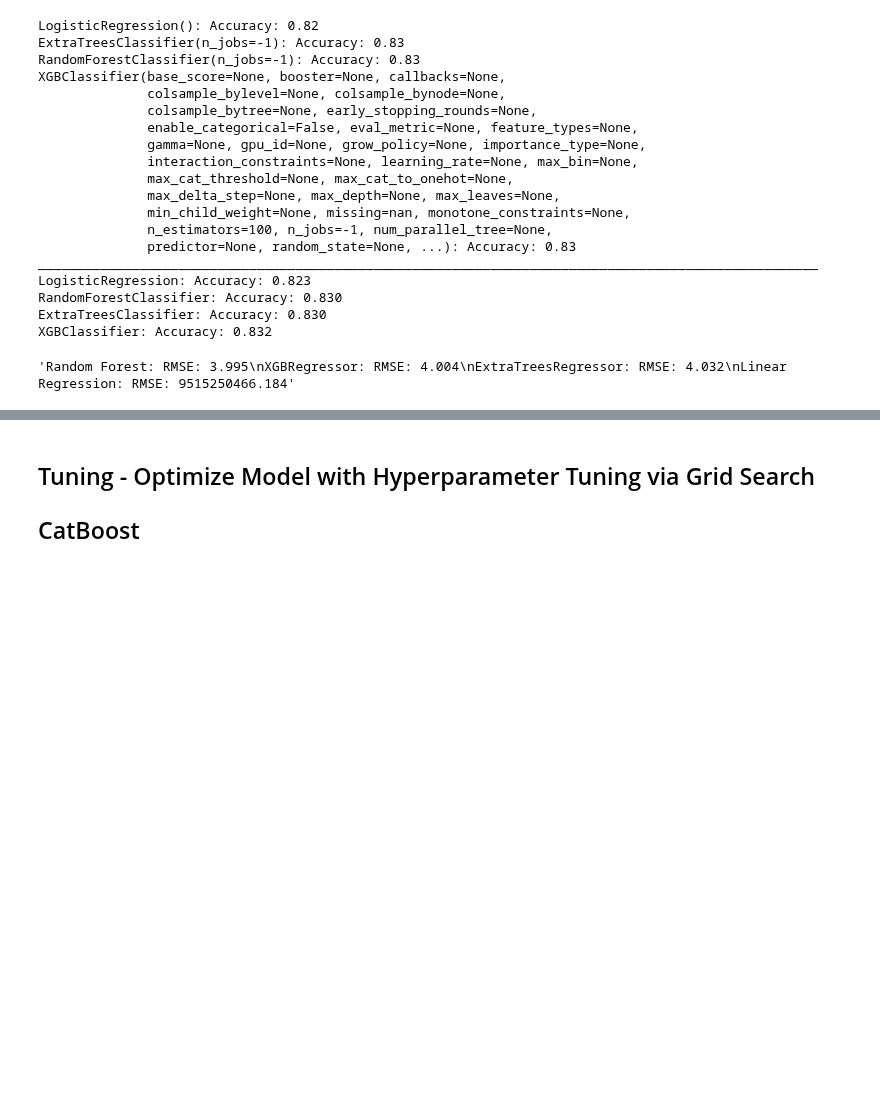
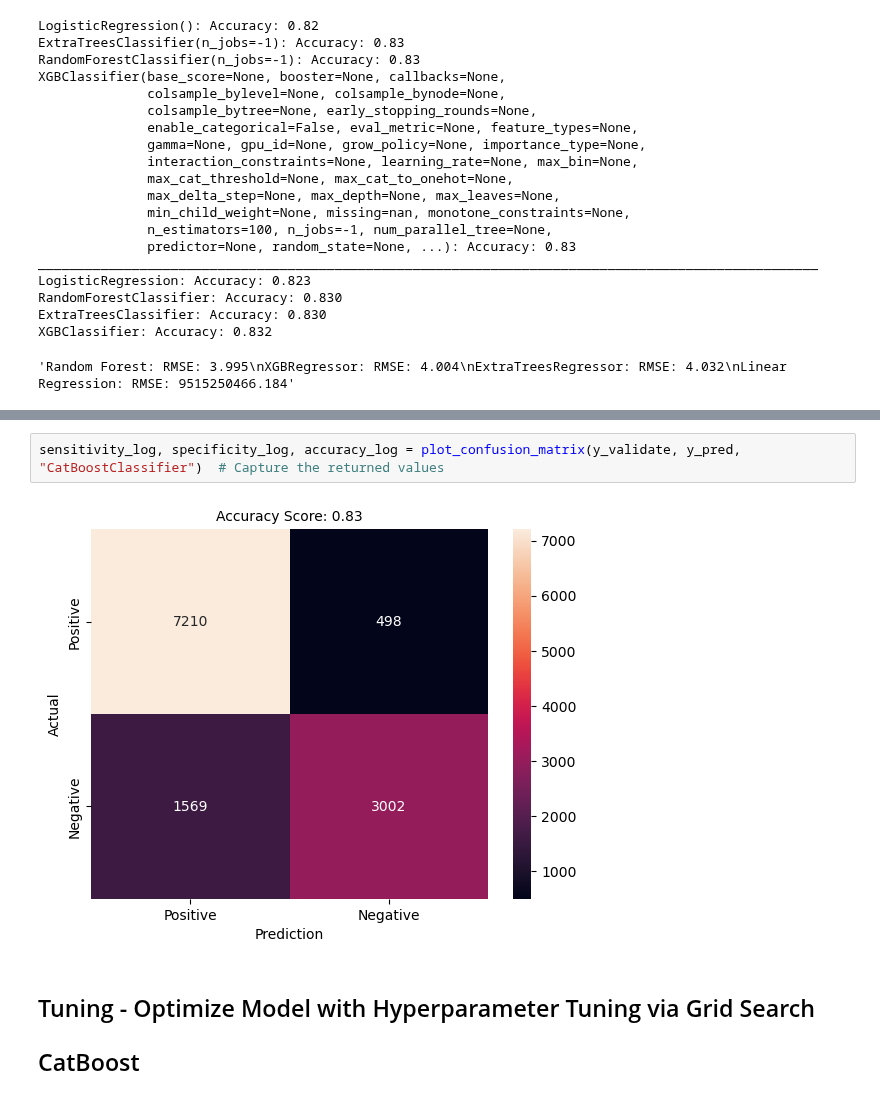
Before and after one commit to j-lepard/Prolonged_Length_of_Stay, a Jupyter notebook: _src/07.Category_Model_CatBoost.ipynb, the cells around one changed output, grey strips where cells are left out. Cells and saved outputs as stored; diff of their text form; blank space fills up the shorter version.

```diff
--- a/_src/07.Category_Model_CatBoost.ipynb
+++ b/_src/07.Category_Model_CatBoost.ipynb
@@ -487,3 +505,7 @@ Accuracy base model: 0.8316638162716834
+# %%
+sensitivity_log, specificity_log, accuracy_log = plot_confusion_matrix(y_validate, y_pred, "CatBoostClassifier")  # Capture the returned values
+# %% [output]
+[figure, added]
 # %% [markdown]
 ## Tuning -  Optimize Model with Hyperparameter Tuning via Grid Search
 
```
Also changed, not shown: parts of 7 cells of this notebook, 4 other files.
